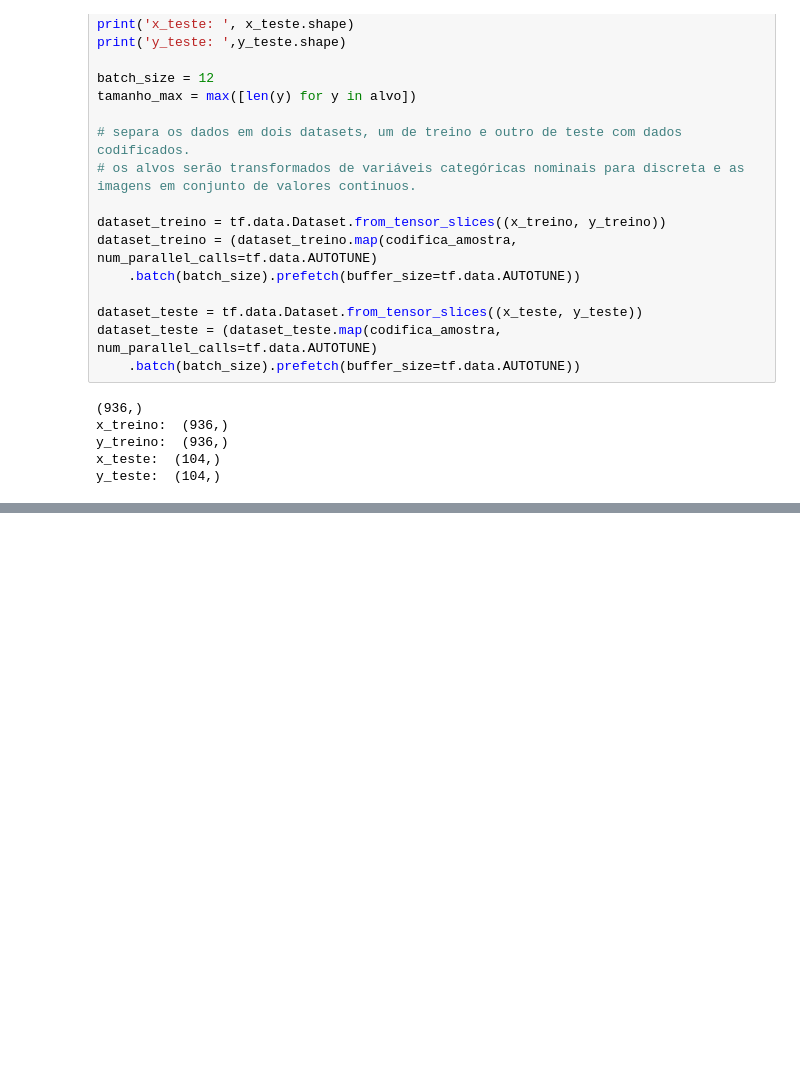
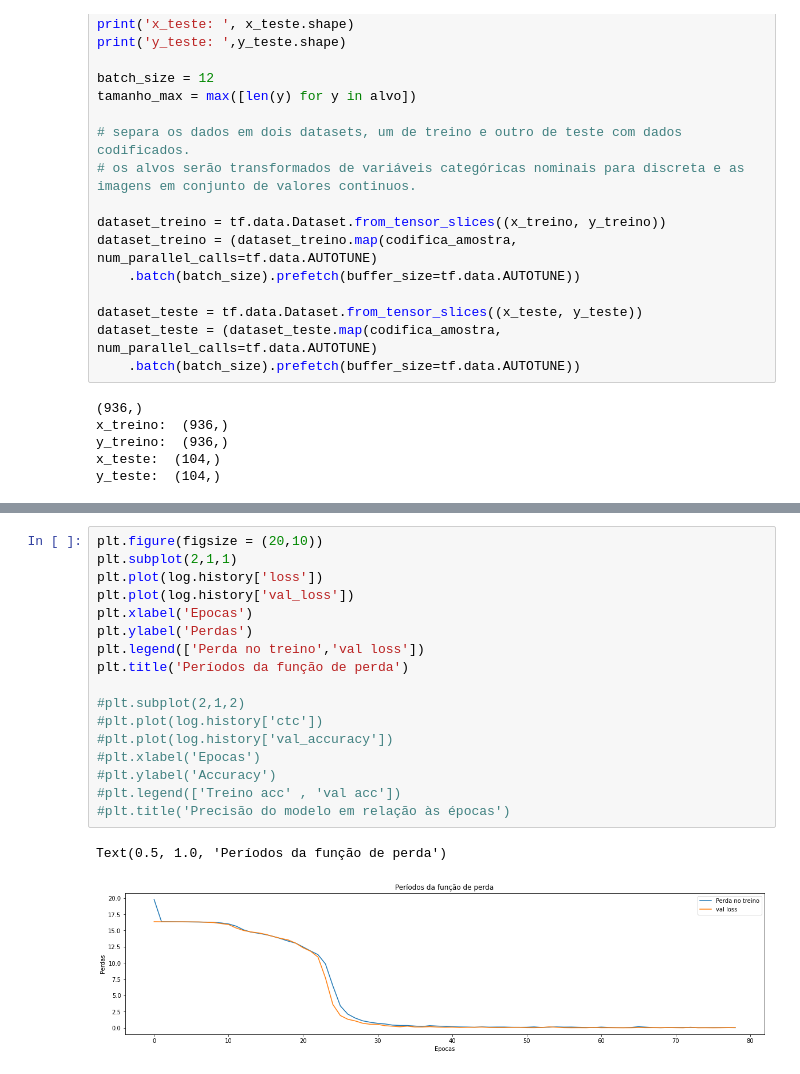
Before and after one commit to Nicodemos/mvp_puc_sprint02, a Jupyter notebook: analise_preditiva.ipynb, the cells around one changed output, grey strips where cells are left out. Cells and saved outputs as stored; diff of their text form; blank space fills up the shorter version.

```diff
--- a/analise_preditiva.ipynb
+++ b/analise_preditiva.ipynb
@@ -976,0 +982,20 @@ WARNING:tensorflow:5 out of the last 5 calls to <function Model.make_predict_fun
+# %%
+plt.figure(figsize = (20,10))
+plt.subplot(2,1,1)
+plt.plot(log.history['loss'])
+plt.plot(log.history['val_loss'])
+plt.xlabel('Epocas')
+plt.ylabel('Perdas')
+plt.legend(['Perda no treino','val loss'])
+plt.title('Períodos da função de perda')
+
+#plt.subplot(2,1,2)
+#plt.plot(log.history['ctc'])
+#plt.plot(log.history['val_accuracy'])
+#plt.xlabel('Epocas')
+#plt.ylabel('Accuracy')
+#plt.legend(['Treino acc' , 'val acc'])
+#plt.title('Precisão do modelo em relação às épocas')
+# %% [output]
+Text(0.5, 1.0, 'Períodos da função de perda')
+[figure, added]
```
Also changed, not shown: parts of 7 cells of this notebook.
